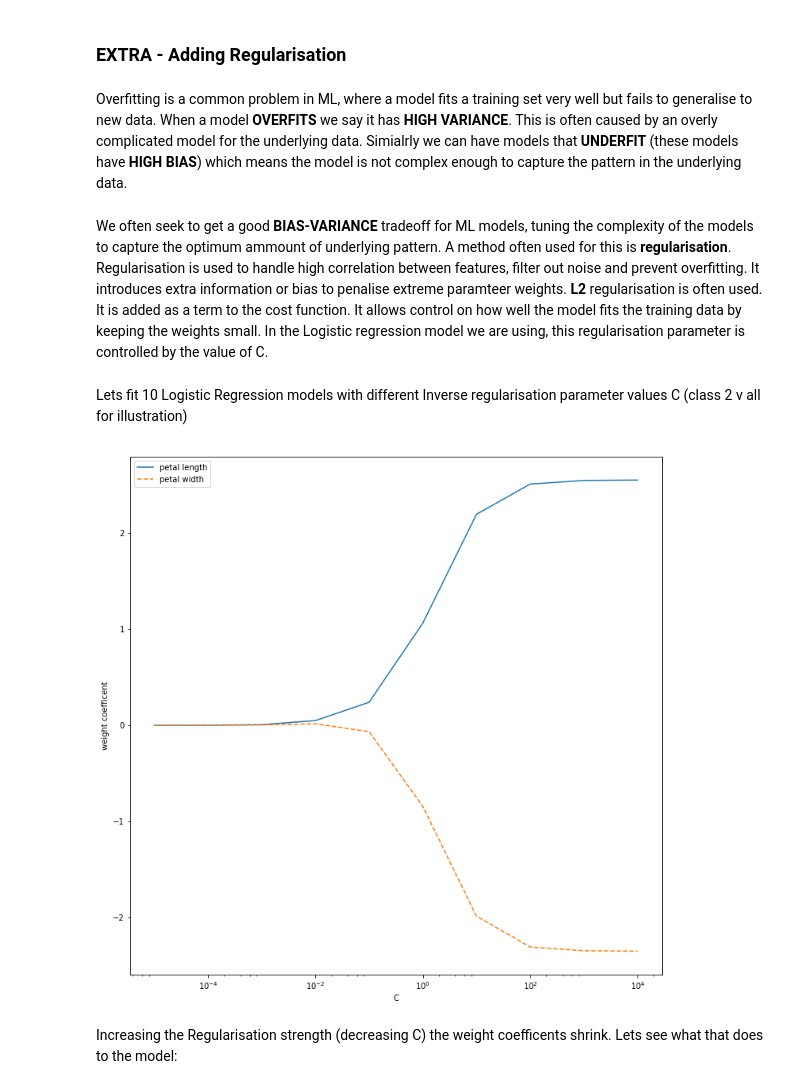
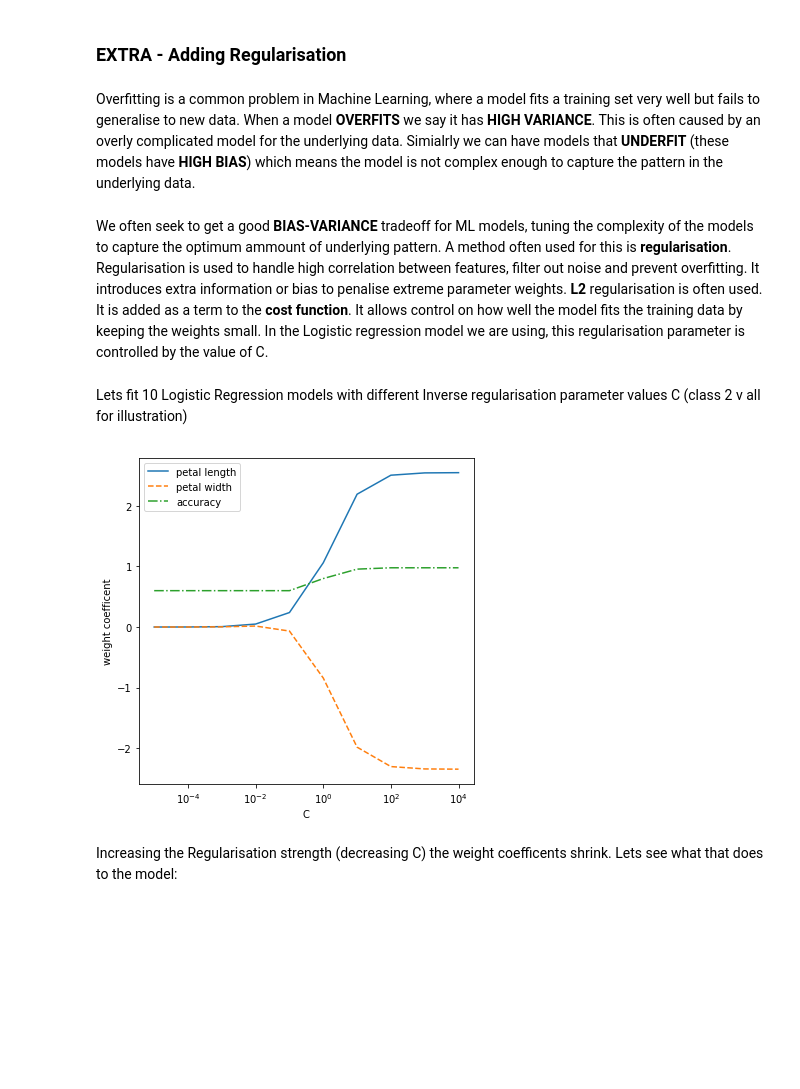
Before and after one commit to AI-Wales/Session2-Intro_to_Classification, a Jupyter notebook: 3-Logistic Regression Example.ipynb, the cells around one changed output. Drawn from its saved outputs; the diff is of its cells as text; code cells hidden in the pictures; blank space fills up the shorter version.

```diff
--- a/3-Logistic Regression Example.ipynb
+++ b/3-Logistic Regression Example.ipynb
@@ -107,7 +144,7 @@ We can plot the data on a 2D plot as we did in the last notebook, only this time
 %matplotlib inline
 %pylab inline
 #Sets the figure size
-pylab.rcParams['figure.figsize'] = (12, 12)
+pylab.rcParams['figure.figsize'] = (10, 10)
 # %% [output]
 Populating the interactive namespace from numpy and matplotlib
 # %%
@@ -121,19 +158,20 @@ plt.show()
 # %% [markdown]
 ### EXTRA - Adding Regularisation
 # %% [markdown]
-Overfitting is a common problem in ML, where a model fits a training set very well but fails to generalise to new data. When a model __OVERFITS__ we say it has __HIGH VARIANCE__.
+Overfitting is a common problem in Machine Learning, where a model fits a training set very well but fails to generalise to new data. When a model __OVERFITS__ we say it has __HIGH VARIANCE__.
 This is often caused by an overly complicated model for the underlying data.
 Simialrly we can have models that __UNDERFIT__ (these models have __HIGH BIAS__) which means the model is not complex enough to capture the pattern in the underlying data.
 # %% [markdown]
-We often seek to get a good __BIAS-VARIANCE__ tradeoff for ML models, tuning the complexity of the models to capture the optimum ammount of underlying pattern. A method often used for this is __regularisation__. Regularisation is used to handle high correlation between features, filter out noise and prevent overfitting. It introduces extra information or bias to penalise extreme paramteer weights. __L2__ regularisation is often used. It is added as a term to the cost function. It allows control on how well the model fits the training data by keeping the weights small. In the Logistic regression model we are using, this regularisation parameter is controlled by the value of C.
+We often seek to get a good __BIAS-VARIANCE__ tradeoff for ML models, tuning the complexity of the models to capture the optimum ammount of underlying pattern. A method often used for this is __regularisation__. Regularisation is used to handle high correlation between features, filter out noise and prevent overfitting. It introduces extra information or bias to penalise extreme parameter weights. __L2__ regularisation is often used. It is added as a term to the __cost function__. It allows control on how well the model fits the training data by keeping the weights small. In the Logistic regression model we are using, this regularisation parameter is controlled by the value of C.
 # %% [markdown]
 Lets fit 10 Logistic Regression models with different Inverse regularisation parameter values C (class 2 v all for illustration)
 # %%
-weights, params = [], []
-for c in np.arange(-5,5):
+weights, params, accuracy = [], [], []
+for c in np.arange(-5.0,5.0):
     lr = LogisticRegression(C=10**c, random_state =0)
     lr.fit(X_train_std, y_train)
     weights.append(lr.coef_[1])
     params.append(10**c)
+    accuracy.append(lr.score(X_test_std, y_test))
 # %%
 weights = np.array(weights)
@@ -142,12 +178,14 @@ weights = np.array(weights)
 # %%
+pylab.rcParams['figure.figsize'] = (6, 6)
 plt.plot(params, weights[:,0],label='petal length')
 plt.plot(params, weights[:,1],linestyle='--', label='petal width')
+plt.plot(params, accuracy,linestyle='-.', label='accuracy')
 plt.ylabel('weight coefficent')
 plt.xlabel('C')
 plt.legend(loc='upper left')
 plt.xscale('log')
 plt.show()
 # %% [output]
-[figure, old version]
+[figure, new version]
 # %% [markdown]
 Increasing the Regularisation strength (decreasing C) the weight coefficents shrink. Lets see what that does to the model:
```
Also changed, not shown: parts of 16 cells of this notebook, 2 other files.
